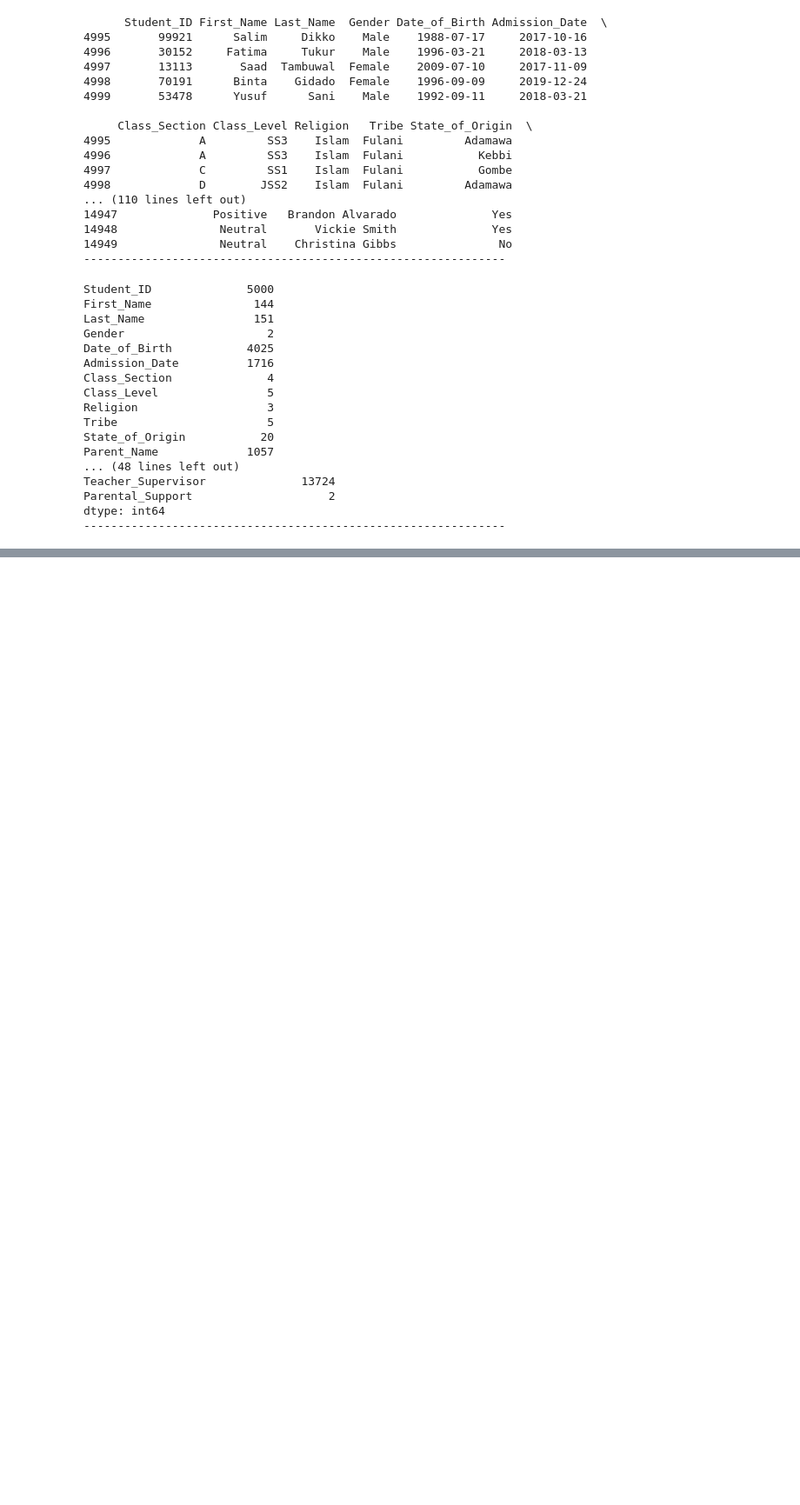
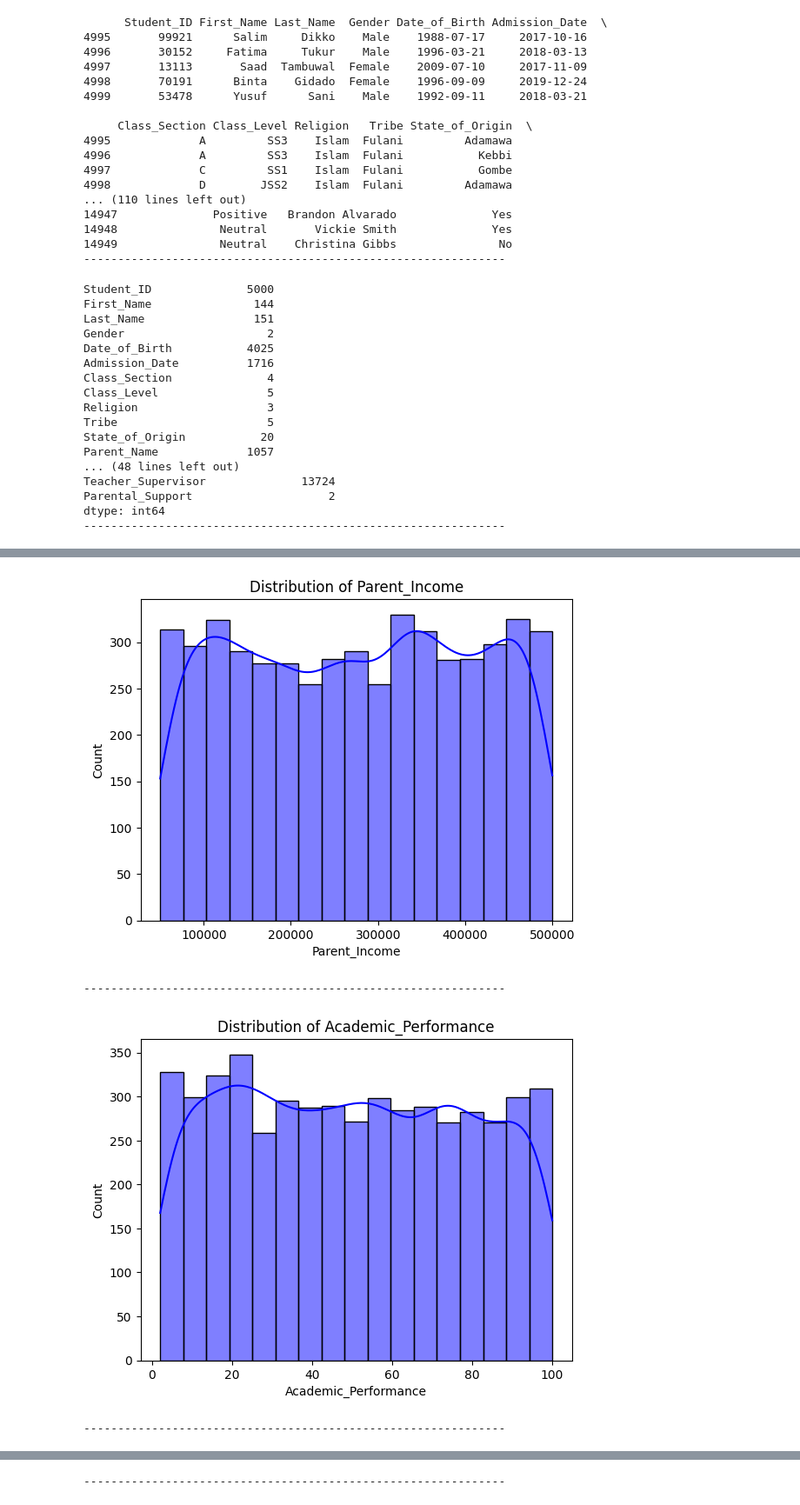
Before and after one commit to FunmilayoUde/DSNhackathon, a Jupyter notebook: DataFest/EDA.ipynb, the cells around one changed output, grey strips where cells are left out. Shown at 87% size. Drawn from its saved outputs; the diff is of its cells as text; code cells hidden in the pictures; blank space fills up the shorter version.

```diff
--- a/DataFest/EDA.ipynb
+++ b/DataFest/EDA.ipynb
@@ -260,0 +331,13 @@ dtype: int64
+# %%
+numeric = ["Parent_Income", "Academic_Performance", "Attendance_Rate"]
+# %%
+for num in numeric:
+    sns.histplot(data=student_data, x=num, kde=True, color='blue')
+    plt.title(f'Distribution of {num}')
+    plt.show()
+    print("--------------------------------------------------------------")
+# %% [output]
+[figure, added]
+--------------------------------------------------------------
+[figure, added]
+--------------------------------------------------------------
@@ -260,0 +345 @@ dtype: int64
+--------------------------------------------------------------
```
Also changed, not shown: parts of 51 cells of this notebook.
